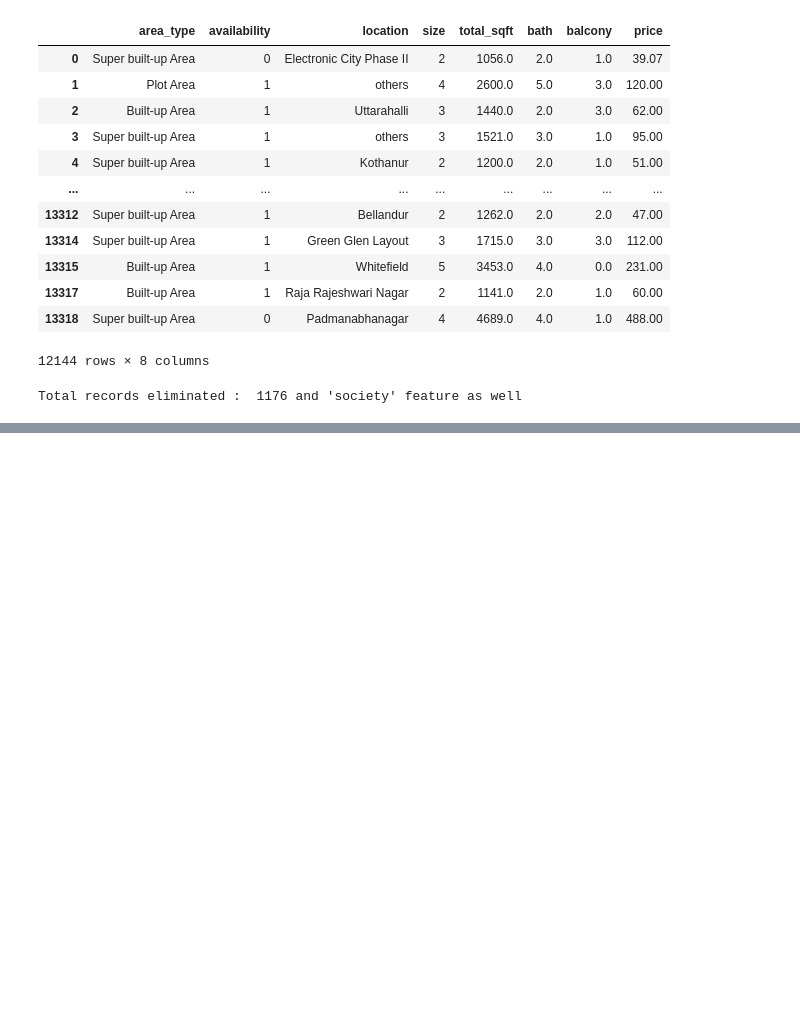
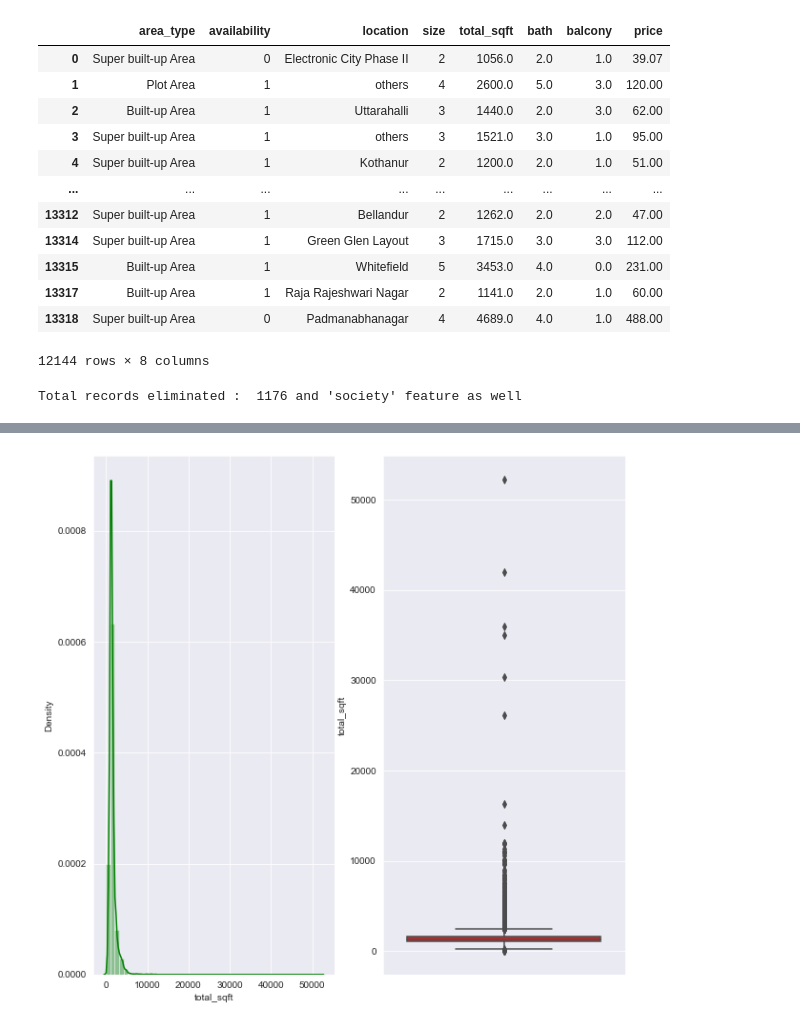
Before and after one commit to DEEPAKMITTAL7/Banglore_House_Prices, a Jupyter notebook: Untitled.ipynb, the cells around one changed output, grey strips where cells are left out. Cells and saved outputs as stored; diff of their text form; code cells hidden in the pictures; blank space fills up the shorter version.

```diff
--- a/Untitled.ipynb
+++ b/Untitled.ipynb
@@ -574,0 +590,11 @@ Total records eliminated :  1176 and 'society' feature as well
+# %%
+plt.figure(figsize=(10,10))
+plt.subplot(1,2,1)
+sns.distplot(df4.total_sqft,color='green')
+sns.set_style('darkgrid')
+
+plt.subplot(1,2,2)
+sns.boxplot(y=df4.total_sqft ,color='red')
+sns.set_style('darkgrid')
+# %% [output]
+[figure, added]
```
Also changed, not shown: parts of 48 cells of this notebook, 1 other file.
